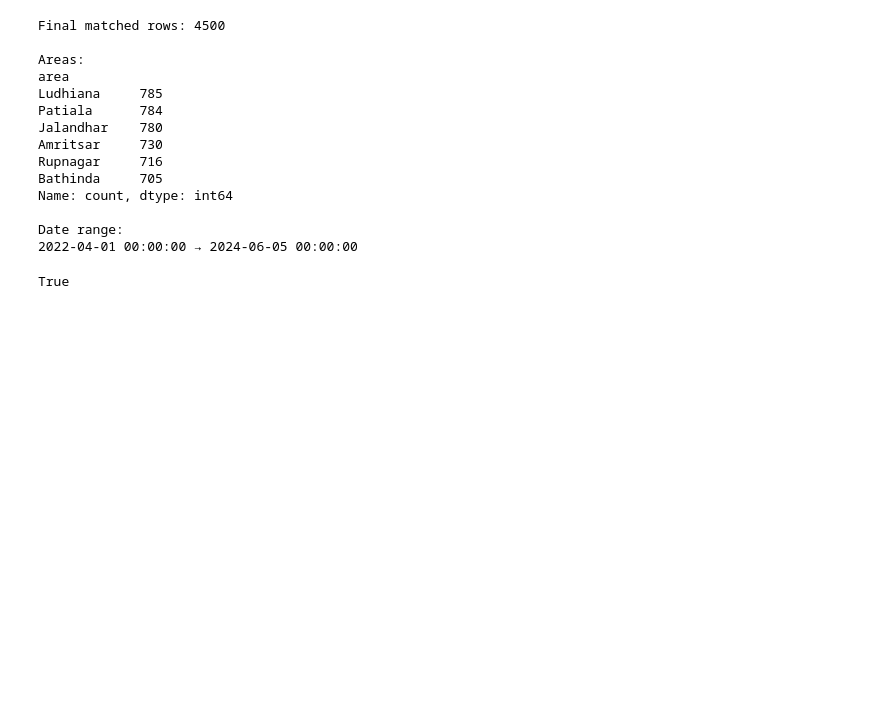
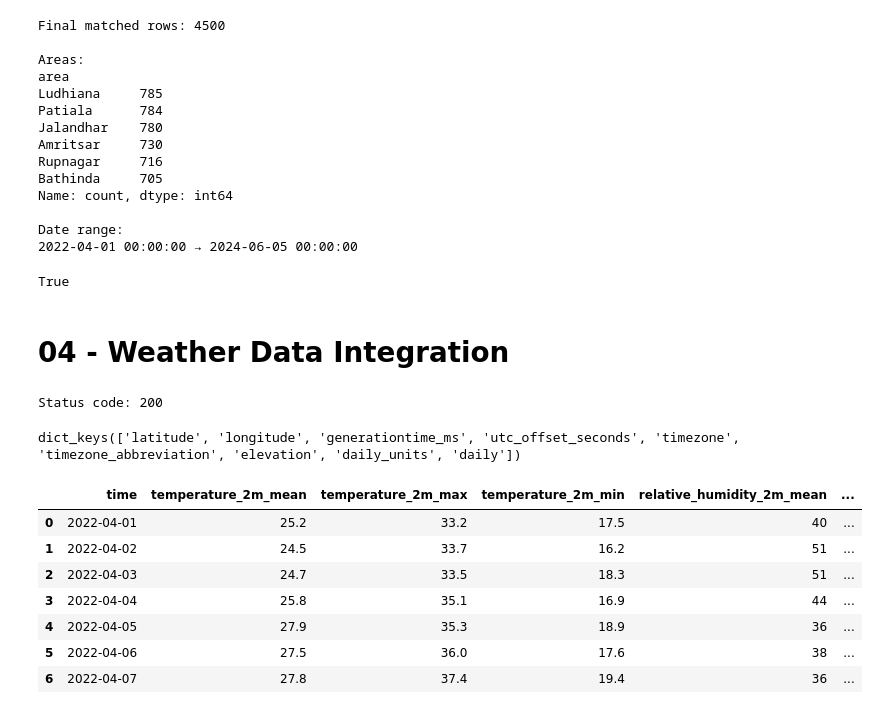
Before and after one commit to its-vaibhav34/airshield-ai, a Jupyter notebook: ml/notebooks/01_data_exploration.ipynb, the cells around one changed output. Drawn from its saved outputs; the diff is of its cells as text; code cells hidden in the pictures; blank space fills up the shorter version.

```diff
--- a/ml/notebooks/01_data_exploration.ipynb
+++ b/ml/notebooks/01_data_exploration.ipynb
@@ -1080,3 +1080,5 @@ print(
 )
 # %% [output]
 True
+# %% [markdown]
+# 04 - Weather Data Integration
@@ -1082,0 +1097,51 @@ True
+# %%
+latitude, longitude = locations["Amritsar"]
+
+url = "https://archive-api.open-meteo.com/v1/archive"
+
+params = {
+    "latitude": latitude,
+    "longitude": longitude,
+    "start_date": "2022-04-01",
+    "end_date": "2022-04-07",
+    "daily": ",".join([
+        "temperature_2m_mean",
+        "temperature_2m_max",
+        "temperature_2m_min",
+        "relative_humidity_2m_mean",
+        "precipitation_sum",
+        "wind_speed_10m_max",
+        "surface_pressure_mean"
+    ]),
+    "timezone": "Asia/Kolkata",
+    "temperature_unit": "celsius",
+    "wind_speed_unit": "kmh",
+    "precipitation_unit": "mm"
+}
+
+response = requests.get(url, params=params)
+
+print("Status code:", response.status_code)
+# %% [output]
+Status code: 200
+# %%
+weather_test = response.json()
+
+print(weather_test.keys())
+# %% [output]
+dict_keys(['latitude', 'longitude', 'generationtime_ms', 'utc_offset_seconds', 'timezone', 'timezone_abbreviation', 'elevation', 'daily_units', 'daily'])
+# %%
+weather_test_df = pd.DataFrame(
+    weather_test["daily"]
+)
+
+weather_test_df
+# %% [output]
+|  | time | temperature_2m_mean | temperature_2m_max | temperature_2m_min | relative_humidity_2m_mean | ... |
+| 0 | 2022-04-01 | 25.2 | 33.2 | 17.5 | 40 | ... |
+| 1 | 2022-04-02 | 24.5 | 33.7 | 16.2 | 51 | ... |
+| 2 | 2022-04-03 | 24.7 | 33.5 | 18.3 | 51 | ... |
+| 3 | 2022-04-04 | 25.8 | 35.1 | 16.9 | 44 | ... |
+| 4 | 2022-04-05 | 27.9 | 35.3 | 18.9 | 36 | ... |
+| 5 | 2022-04-06 | 27.5 | 36.0 | 17.6 | 38 | ... |
+| 6 | 2022-04-07 | 27.8 | 37.4 | 19.4 | 36 | ... |
```
Also changed, not shown: parts of 25 cells of this notebook, 2 other files.
